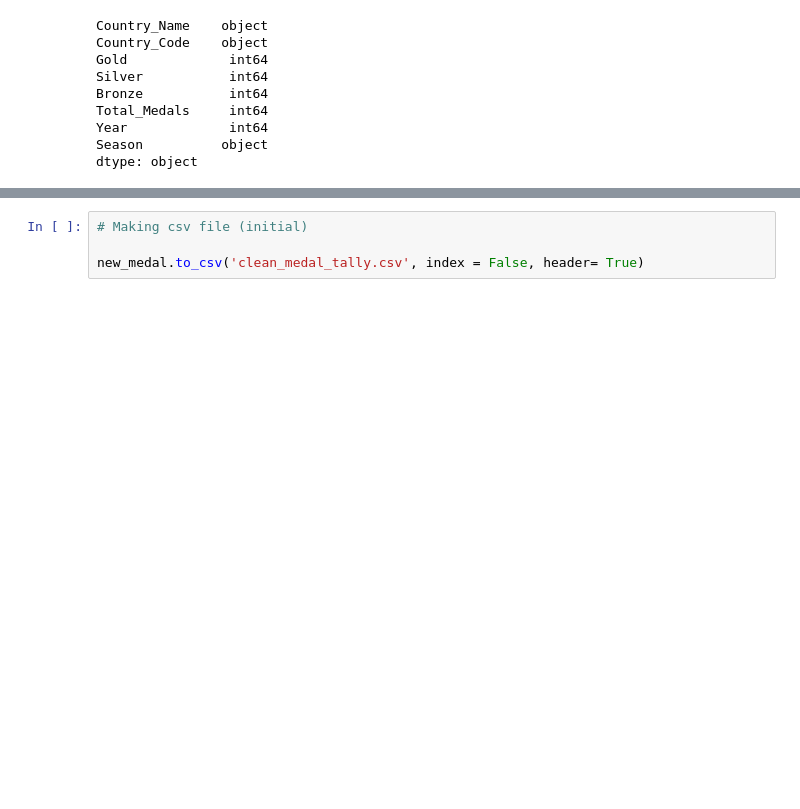
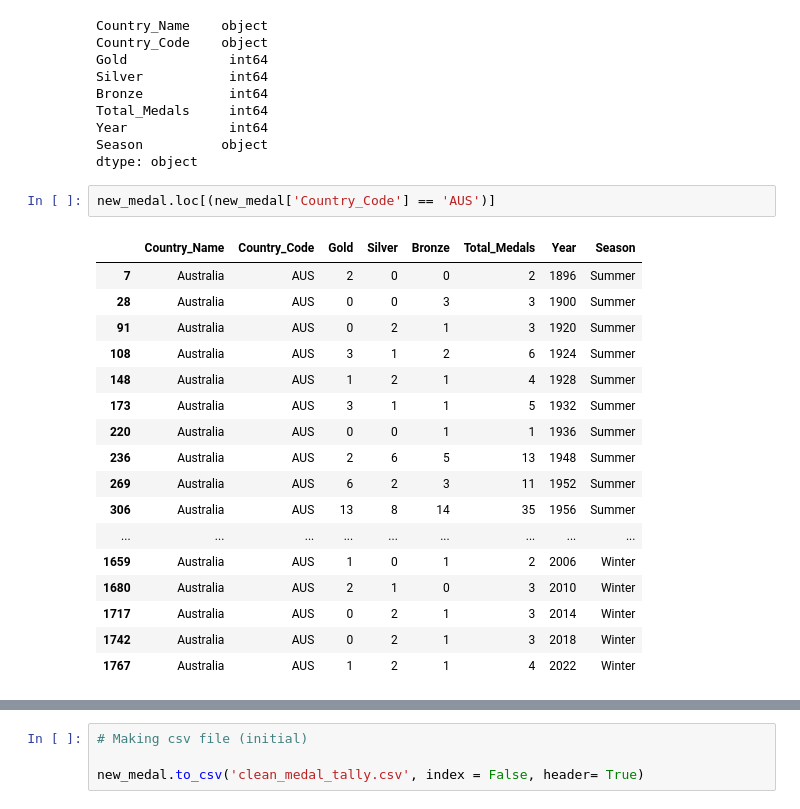
Before and after one commit to FrankPassalacqua88/Group_Project, a Jupyter notebook: wpf/Cleaning2.ipynb, the cells around one changed output, grey strips where cells are left out. Saved outputs shown, nothing was run; the diff lists cells and outputs as text; blank space fills up the shorter version.

```diff
--- a/wpf/Cleaning2.ipynb
+++ b/wpf/Cleaning2.ipynb
@@ -342,3 +342,23 @@ Total_Medals     int64
 Year             int64
 Season          object
 dtype: object
+# %%
+new_medal.loc[(new_medal['Country_Code'] == 'AUS')]
+# %% [output]
+|  | Country_Name | Country_Code | Gold | Silver | Bronze | Total_Medals | Year | Season |
+| 7 | Australia | AUS | 2 | 0 | 0 | 2 | 1896 | Summer |
+| 28 | Australia | AUS | 0 | 0 | 3 | 3 | 1900 | Summer |
+| 91 | Australia | AUS | 0 | 2 | 1 | 3 | 1920 | Summer |
+| 108 | Australia | AUS | 3 | 1 | 2 | 6 | 1924 | Summer |
+| 148 | Australia | AUS | 1 | 2 | 1 | 4 | 1928 | Summer |
+| 173 | Australia | AUS | 3 | 1 | 1 | 5 | 1932 | Summer |
+| 220 | Australia | AUS | 0 | 0 | 1 | 1 | 1936 | Summer |
+| 236 | Australia | AUS | 2 | 6 | 5 | 13 | 1948 | Summer |
+| 269 | Australia | AUS | 6 | 2 | 3 | 11 | 1952 | Summer |
+| 306 | Australia | AUS | 13 | 8 | 14 | 35 | 1956 | Summer |
+| ... | ... | ... | ... | ... | ... | ... | ... | ... |
+| 1659 | Australia | AUS | 1 | 0 | 1 | 2 | 2006 | Winter |
+| 1680 | Australia | AUS | 2 | 1 | 0 | 3 | 2010 | Winter |
+| 1717 | Australia | AUS | 0 | 2 | 1 | 3 | 2014 | Winter |
+| 1742 | Australia | AUS | 0 | 2 | 1 | 3 | 2018 | Winter |
+| 1767 | Australia | AUS | 1 | 2 | 1 | 4 | 2022 | Winter |
```
Also changed, not shown: parts of 1 cell of this notebook, 8 other files.
